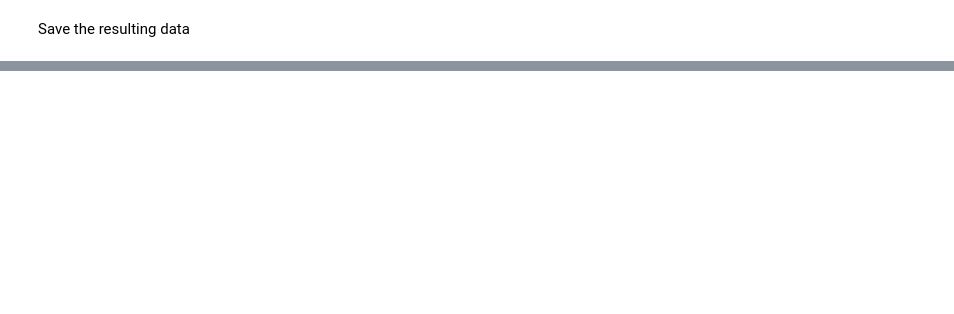
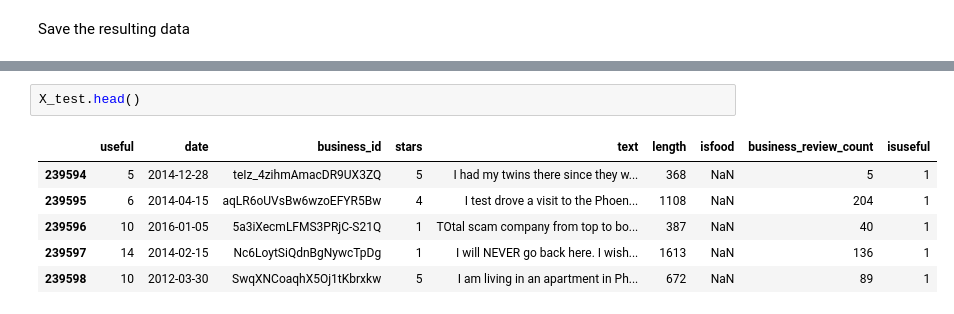
Before and after one commit to dvanlunen/useful-yelp-reviews, a Jupyter notebook: Reviews-Data-Exploration.ipynb, the cells around one changed output, grey strips where cells are left out. Drawn from its saved outputs; the diff is of its cells as text; blank space fills up the shorter version.

```diff
--- a/Reviews-Data-Exploration.ipynb
+++ b/Reviews-Data-Exploration.ipynb
@@ -449,0 +479,9 @@ X_test.to_pickle('./data/test_dat_eng_wrest.pkl')
+# %%
+X_test.head()
+# %% [output]
+|  | useful | date | business_id | stars | text | length | isfood | business_review_count | isuseful |
+| 239594 | 5 | 2014-12-28 | teIz_4zihmAmacDR9UX3ZQ | 5 | I had my twins there since they w... | 368 | NaN | 5 | 1 |
+| 239595 | 6 | 2014-04-15 | aqLR6oUVsBw6wzoEFYR5Bw | 4 | I test drove a visit to the Phoen... | 1108 | NaN | 204 | 1 |
+| 239596 | 10 | 2016-01-05 | 5a3iXecmLFMS3PRjC-S21Q | 1 | TOtal scam company from top to bo... | 387 | NaN | 40 | 1 |
+| 239597 | 14 | 2014-02-15 | Nc6LoytSiQdnBgNywcTpDg | 1 | I will NEVER go back here. I wish... | 1613 | NaN | 136 | 1 |
+| 239598 | 10 | 2012-03-30 | SwqXNCoaqhX5Oj1tKbrxkw | 5 | I am living in an apartment in Ph... | 672 | NaN | 89 | 1 |
```
Also changed, not shown: parts of 10 cells of this notebook, 1 other file.
